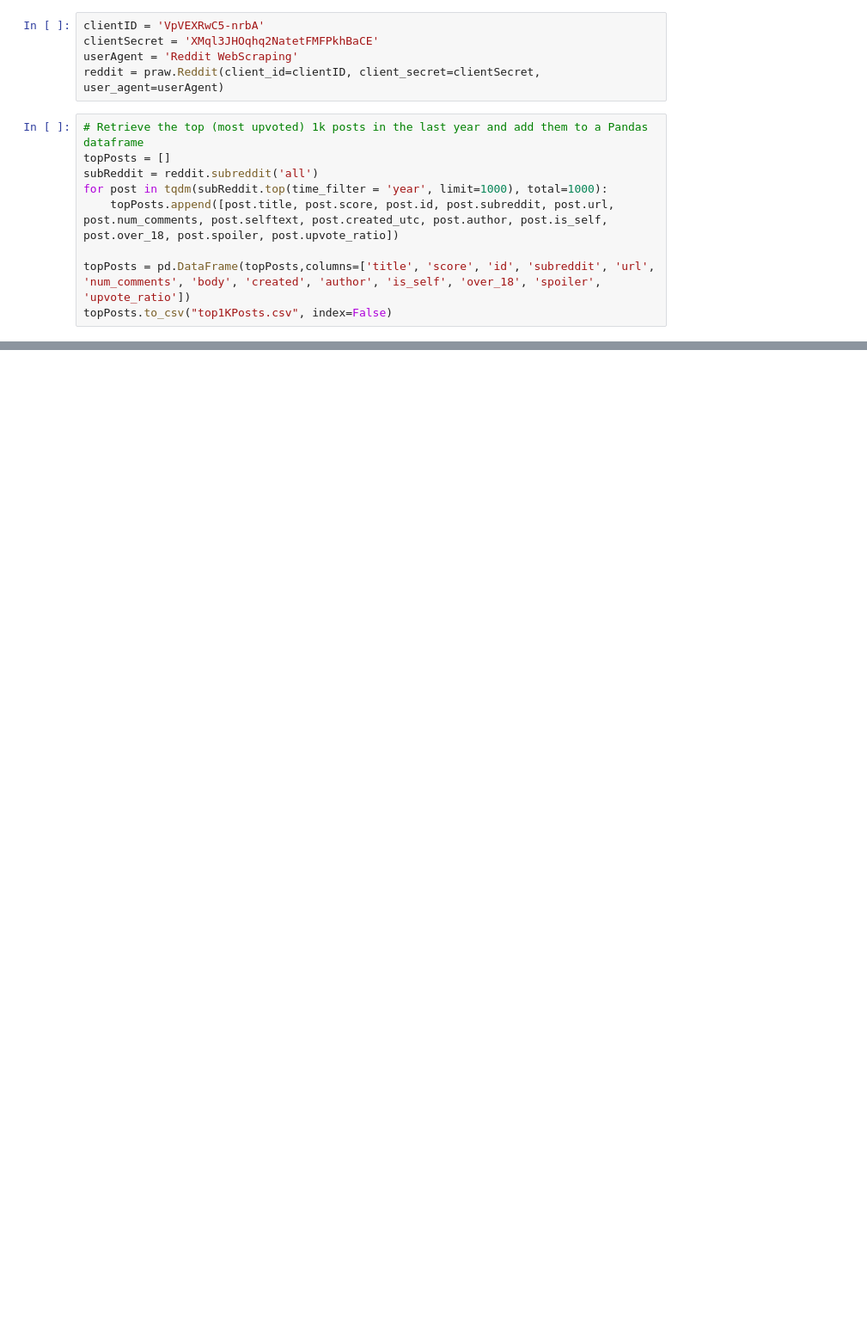
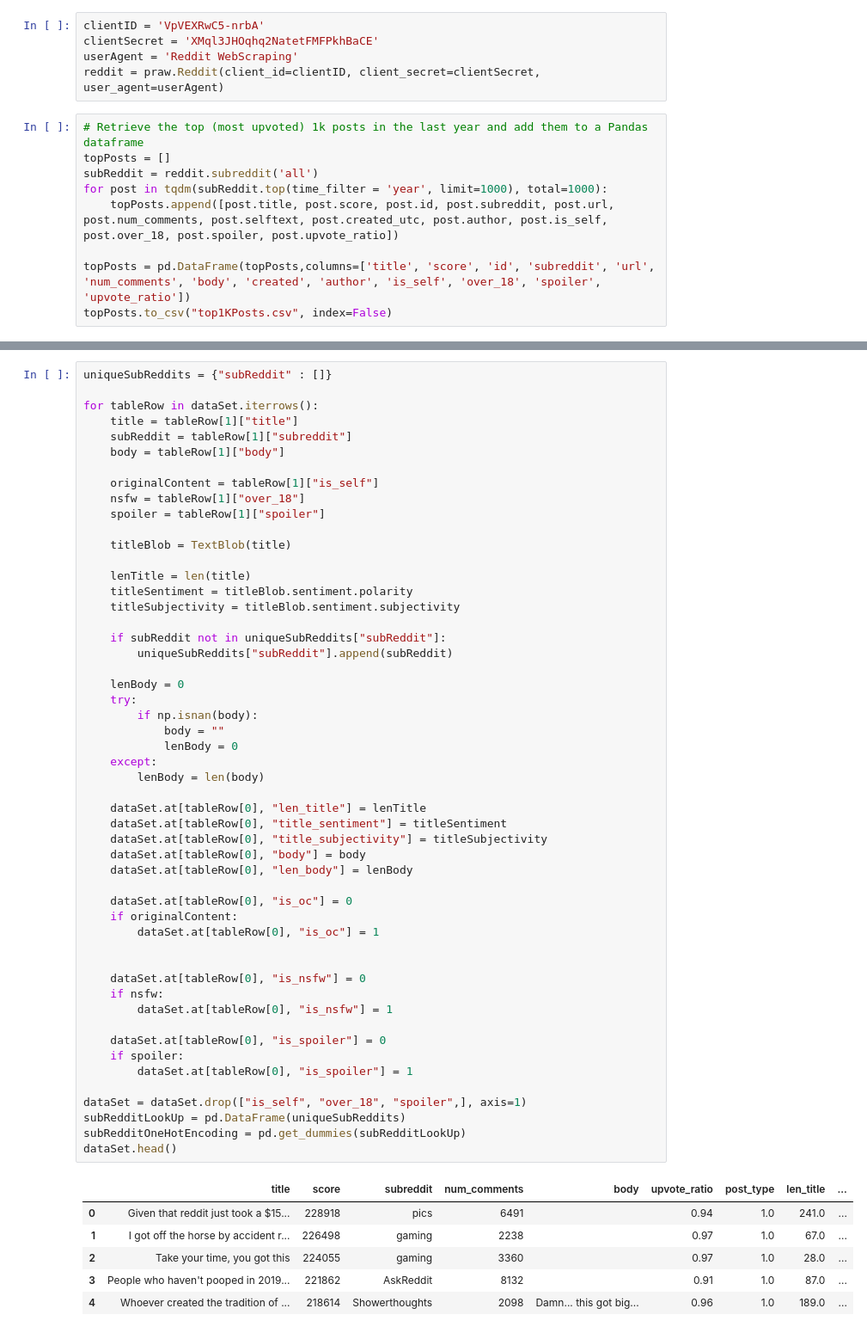
Before and after one commit to neeharperi/RedditDataScience, a Jupyter notebook: AnalyzeReddit.ipynb, the cells around one changed output, grey strips where cells are left out. Shown: that part at 86% size. Cells and saved outputs as stored; diff of their text form; blank space fills up the shorter version.

```diff
--- a/AnalyzeReddit.ipynb
+++ b/AnalyzeReddit.ipynb
@@ -74,0 +76,59 @@ array([Subreddit(display_name='motorcycles'),
+# %%
+uniqueSubReddits = {"subReddit" : []}
+
+for tableRow in dataSet.iterrows():
+    title = tableRow[1]["title"]
+    subReddit = tableRow[1]["subreddit"]
+    body = tableRow[1]["body"]
+
+    originalContent = tableRow[1]["is_self"]
+    nsfw = tableRow[1]["over_18"]
+    spoiler = tableRow[1]["spoiler"]
+
+    titleBlob = TextBlob(title)
+
+    lenTitle = len(title)
+    titleSentiment = titleBlob.sentiment.polarity
+    titleSubjectivity = titleBlob.sentiment.subjectivity
+
+    if subReddit not in uniqueSubReddits["subReddit"]:
+        uniqueSubReddits["subReddit"].append(subReddit)
+
+    lenBody = 0
+    try:
+        if np.isnan(body):
+            body = ""
+            lenBody = 0
+    except:
+        lenBody = len(body)
+
+    dataSet.at[tableRow[0], "len_title"] = lenTitle
+    dataSet.at[tableRow[0], "title_sentiment"] = titleSentiment
+    dataSet.at[tableRow[0], "title_subjectivity"] = titleSubjectivity
+    dataSet.at[tableRow[0], "body"] = body
+    dataSet.at[tableRow[0], "len_body"] = lenBody
+
+    dataSet.at[tableRow[0], "is_oc"] = 0
+    if originalContent:
+        dataSet.at[tableRow[0], "is_oc"] = 1
+
+
+    dataSet.at[tableRow[0], "is_nsfw"] = 0
+    if nsfw:
+        dataSet.at[tableRow[0], "is_nsfw"] = 1
+
+    dataSet.at[tableRow[0], "is_spoiler"] = 0
+    if spoiler:
+        dataSet.at[tableRow[0], "is_spoiler"] = 1
+
+dataSet = dataSet.drop(["is_self", "over_18", "spoiler",], axis=1)
+subRedditLookUp = pd.DataFrame(uniqueSubReddits)
+subRedditOneHotEncoding = pd.get_dummies(subRedditLookUp)
+dataSet.head()
+# %% [output]
+|  | title | score | subreddit | num_comments | body | upvote_ratio | post_type | len_title | ... |
+| 0 | Given that reddit just took a $15... | 228918 | pics | 6491 |  | 0.94 | 1.0 | 241.0 | ... |
+| 1 | I got off the horse by accident r... | 226498 | gaming | 2238 |  | 0.97 | 1.0 | 67.0 | ... |
+| 2 | Take your time, you got this | 224055 | gaming | 3360 |  | 0.97 | 1.0 | 28.0 | ... |
+| 3 | People who haven't pooped in 2019... | 221862 | AskReddit | 8132 |  | 0.91 | 1.0 | 87.0 | ... |
+| 4 | Whoever created the tradition of ... | 218614 | Showerthoughts | 2098 | Damn... this got big... | 0.96 | 1.0 | 189.0 | ... |
```
Also changed, not shown: parts of 26 cells of this notebook, 5 other files.
